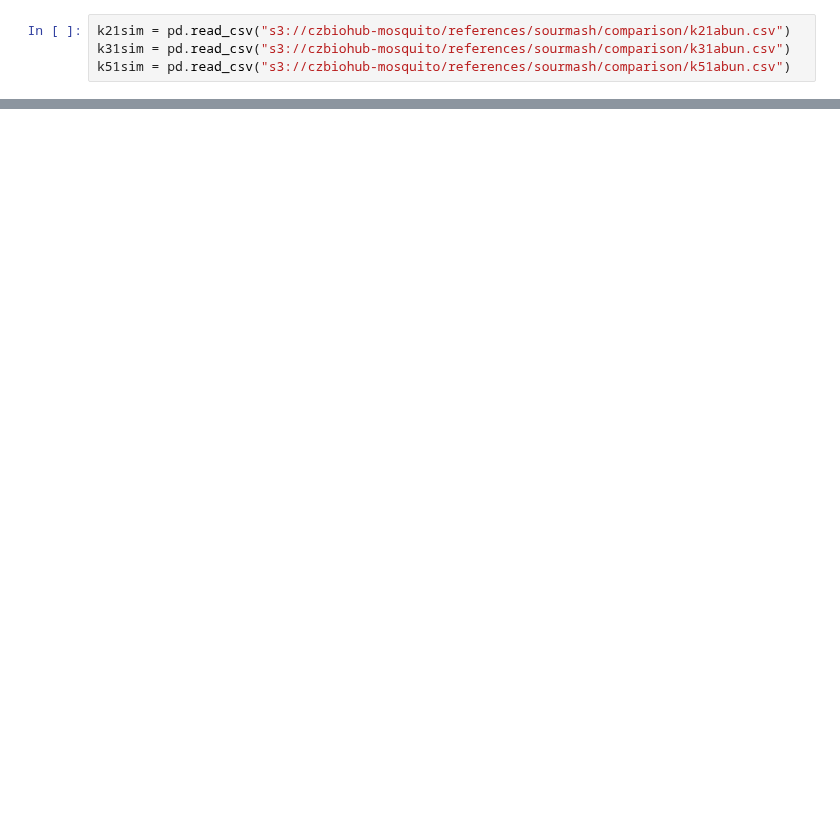
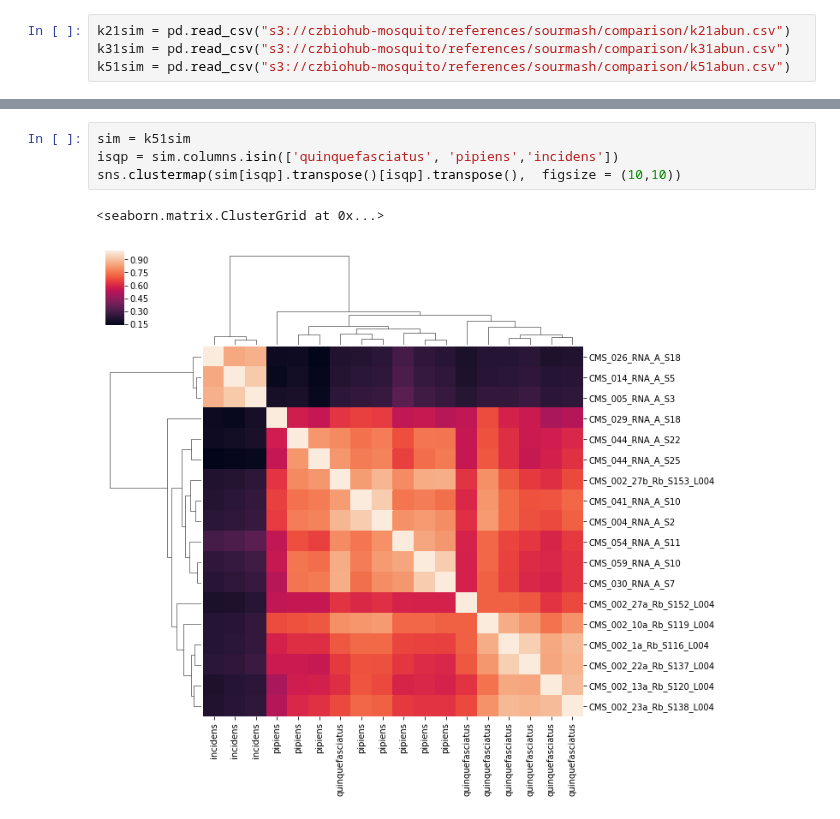
Before and after one commit to czbiohub-sf/california-mosquito-study, a Jupyter notebook: analysis/sourmash analysis.ipynb, the cells around one changed output, grey strips where cells are left out. Drawn from its saved outputs; the diff is of its cells as text; blank space fills up the shorter version.

```diff
--- a/analysis/sourmash analysis.ipynb
+++ b/analysis/sourmash analysis.ipynb
@@ -46,0 +149,7 @@ There does seem to be some discordance between between labels and this clusterin
+# %%
+sim = k51sim
+isqp = sim.columns.isin(['quinquefasciatus', 'pipiens','incidens'])
+sns.clustermap(sim[isqp].transpose()[isqp].transpose(),  figsize = (10,10))
+# %% [output]
+<seaborn.matrix.ClusterGrid at 0x...>
+[figure, added]
```
Also changed, not shown: parts of 25 cells of this notebook, 2 other files.
